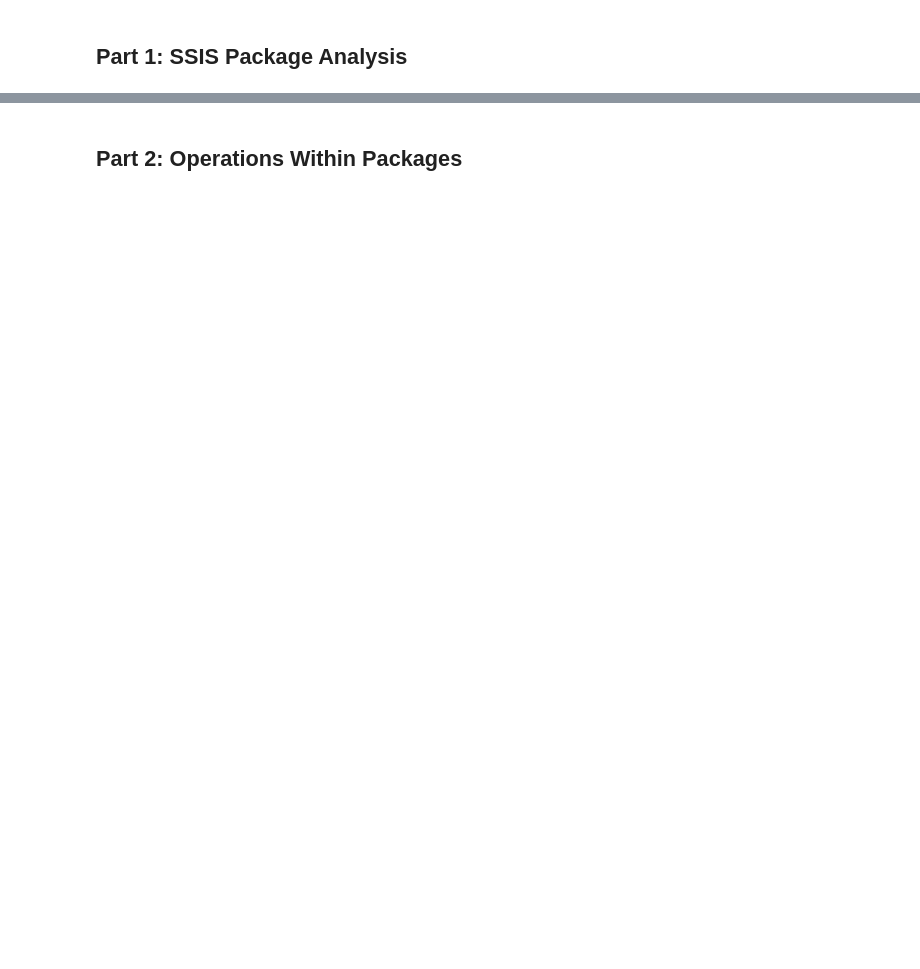
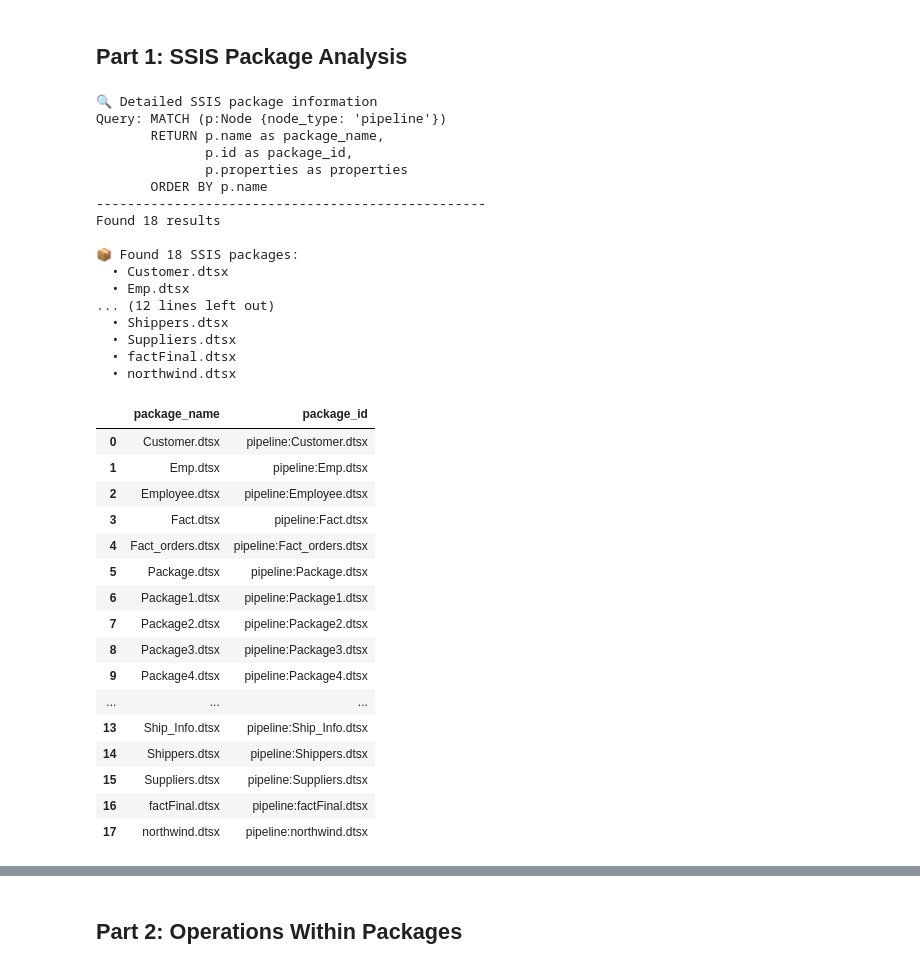
Before and after one commit to ai4data/memgraph-mzcode-analysis, a Jupyter notebook: 02_exploring_ssis_structure.ipynb, the cells around one changed output, grey strips where cells are left out. Saved outputs shown, nothing was run; the diff lists cells and outputs as text; code cells hidden in the pictures; blank space fills up the shorter version.

```diff
--- a/02_exploring_ssis_structure.ipynb
+++ b/02_exploring_ssis_structure.ipynb
@@ -45,19 +54,54 @@ def execute_query(query, description=None):
 # %%
 # Get detailed information about SSIS packages
 packages_df = execute_query(
     """MATCH (p:Node {node_type: 'pipeline'})
        RETURN p.name as package_name,
               p.id as package_id,
               p.properties as properties
        ORDER BY p.name""",
     "Detailed SSIS package information"
 )
 
 print(f"\n📦 Found {len(packages_df)} SSIS packages:")
 for _, pkg in packages_df.iterrows():
     print(f"  • {pkg['package_name']}")
 
-display(packages_df[['package_name', 'package_id']].head(10))
+display(packages_df[['package_name', 'package_id']].head(30))
+# %% [output]
+🔍 Detailed SSIS package information
+Query: MATCH (p:Node {node_type: 'pipeline'})
+       RETURN p.name as package_name,
+              p.id as package_id,
+              p.properties as properties
+       ORDER BY p.name
+--------------------------------------------------
+Found 18 results
+
+📦 Found 18 SSIS packages:
+  • Customer.dtsx
+  • Emp.dtsx
+... (12 lines left out)
+  • Shippers.dtsx
+  • Suppliers.dtsx
+  • factFinal.dtsx
+  • northwind.dtsx
+|  | package_name | package_id |
+| 0 | Customer.dtsx | pipeline:Customer.dtsx |
+| 1 | Emp.dtsx | pipeline:Emp.dtsx |
+| 2 | Employee.dtsx | pipeline:Employee.dtsx |
+| 3 | Fact.dtsx | pipeline:Fact.dtsx |
+| 4 | Fact_orders.dtsx | pipeline:Fact_orders.dtsx |
+| 5 | Package.dtsx | pipeline:Package.dtsx |
+| 6 | Package1.dtsx | pipeline:Package1.dtsx |
+| 7 | Package2.dtsx | pipeline:Package2.dtsx |
+| 8 | Package3.dtsx | pipeline:Package3.dtsx |
+| 9 | Package4.dtsx | pipeline:Package4.dtsx |
+| ... | ... | ... |
+| 13 | Ship_Info.dtsx | pipeline:Ship_Info.dtsx |
+| 14 | Shippers.dtsx | pipeline:Shippers.dtsx |
+| 15 | Suppliers.dtsx | pipeline:Suppliers.dtsx |
+| 16 | factFinal.dtsx | pipeline:factFinal.dtsx |
+| 17 | northwind.dtsx | pipeline:northwind.dtsx |
 # %%
 # Look at package properties to understand what metadata is available
 if not packages_df.empty:
```
Also changed, not shown: parts of 17 cells of this notebook, 6 other files.
